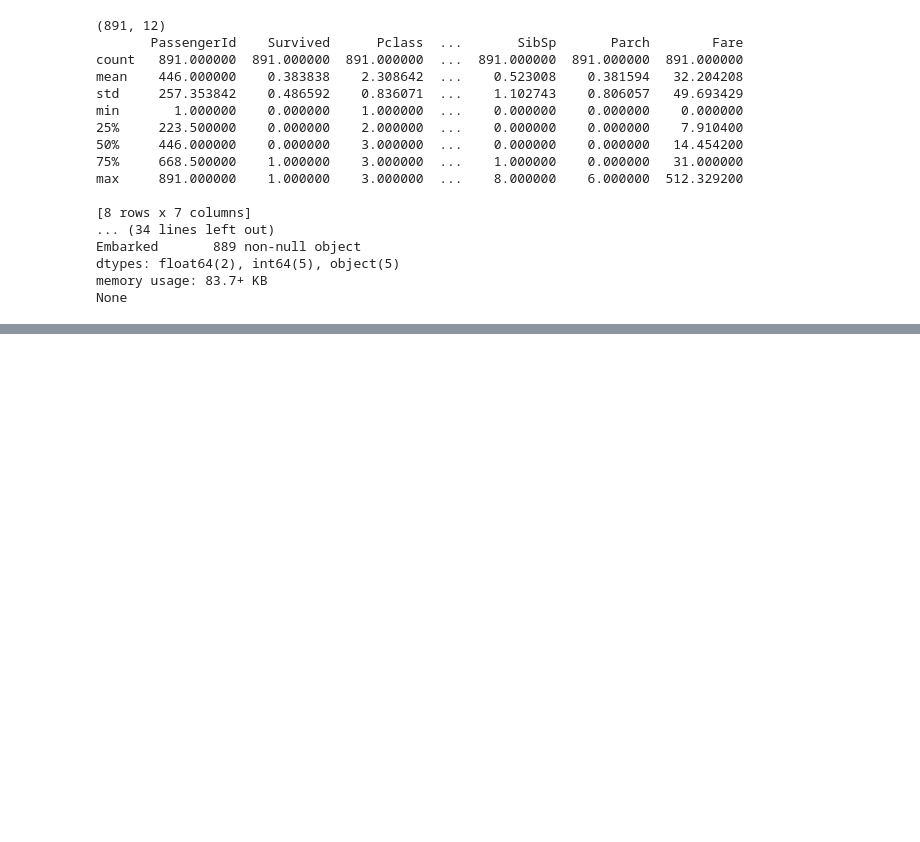
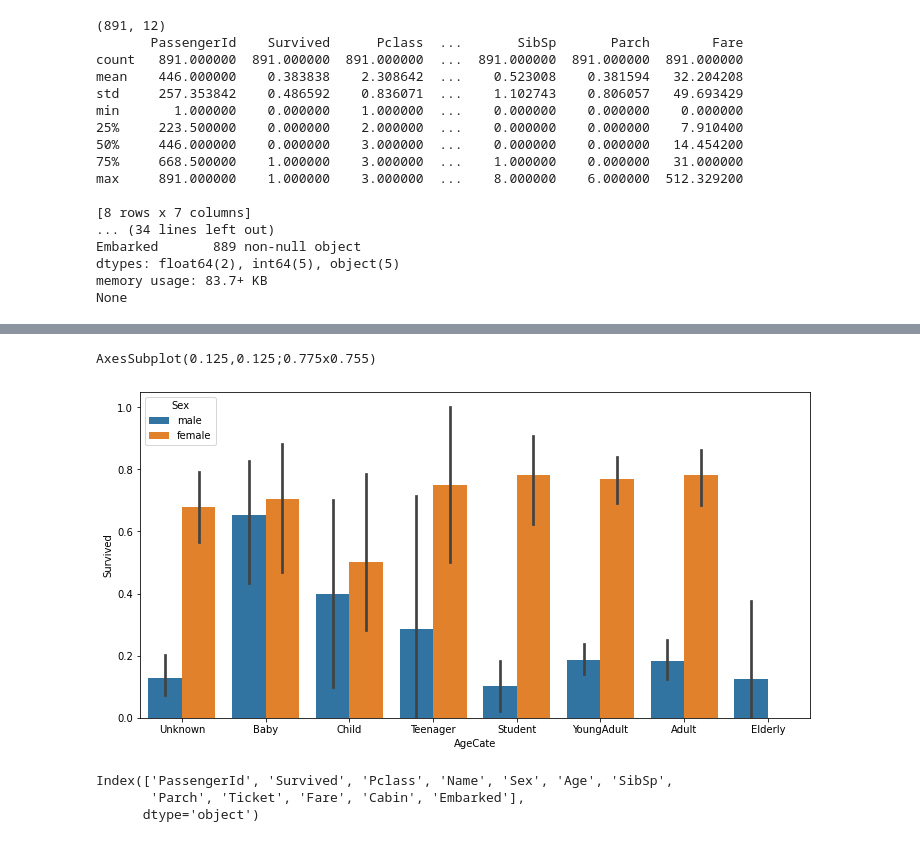
Before and after one commit to ezerwi/python-lecture, a Jupyter notebook: Lecture50_[Mar18]_Python_Basic(9).ipynb, the cells around one changed output, grey strips where cells are left out. Saved outputs shown, nothing was run; the diff lists cells and outputs as text; code cells hidden in the pictures; blank space fills up the shorter version.

```diff
--- a/Lecture50_[Mar18]_Python_Basic(9).ipynb
+++ b/Lecture50_[Mar18]_Python_Basic(9).ipynb
@@ -219,0 +315,23 @@ None
+# %%
+group_names = ['Unknown', 'Baby', 'Child', 'Teenager', 'Student', 'YoungAdult', 'Adult', 'Elderly']
+
+train_age = pd.DataFrame(train.Age)
+# print (train_age)
+
+def ages (age) :
+    if age > 65 : return group_names[-1]
+    elif age > 35 : return group_names[-2]
+    elif age > 19 : return group_names[-3]
+    elif age > 15 : return group_names[-4]
+    elif age > 10 : return group_names[-5]
+    elif age > 4 : return group_names[2]
+    elif age > 0 or age==0 : return group_names[1]
+    else : return group_names[0]
+
+# print (ages(32))
+
+train_age_level = train_age['Age'].apply(lambda x: ages(x)).rename('AgeCate')
+train_age = pd.concat([train_age, train_age_level ], axis=1)
+print ((train_age), '\n')
+
+print (train_age['AgeCate'].value_counts())
@@ -219,0 +356,16 @@ None
+# %%
+train = pd.concat([train, train_age_level], axis=1)
+
+plt.figure(figsize=(12,6))
+
+print(sns.barplot(x='AgeCate', y='Survived', hue = 'Sex', data = train, order = group_names))
+# %% [output]
+AxesSubplot(0.125,0.125;0.775x0.755)
+[figure, added]
+# %%
+train.drop('AgeCate', axis=1, inplace=True)
+print (train.columns)
+# %% [output]
+Index(['PassengerId', 'Survived', 'Pclass', 'Name', 'Sex', 'Age', 'SibSp',
+       'Parch', 'Ticket', 'Fare', 'Cabin', 'Embarked'],
+      dtype='object')
```
Also changed, not shown: parts of 26 cells of this notebook.
